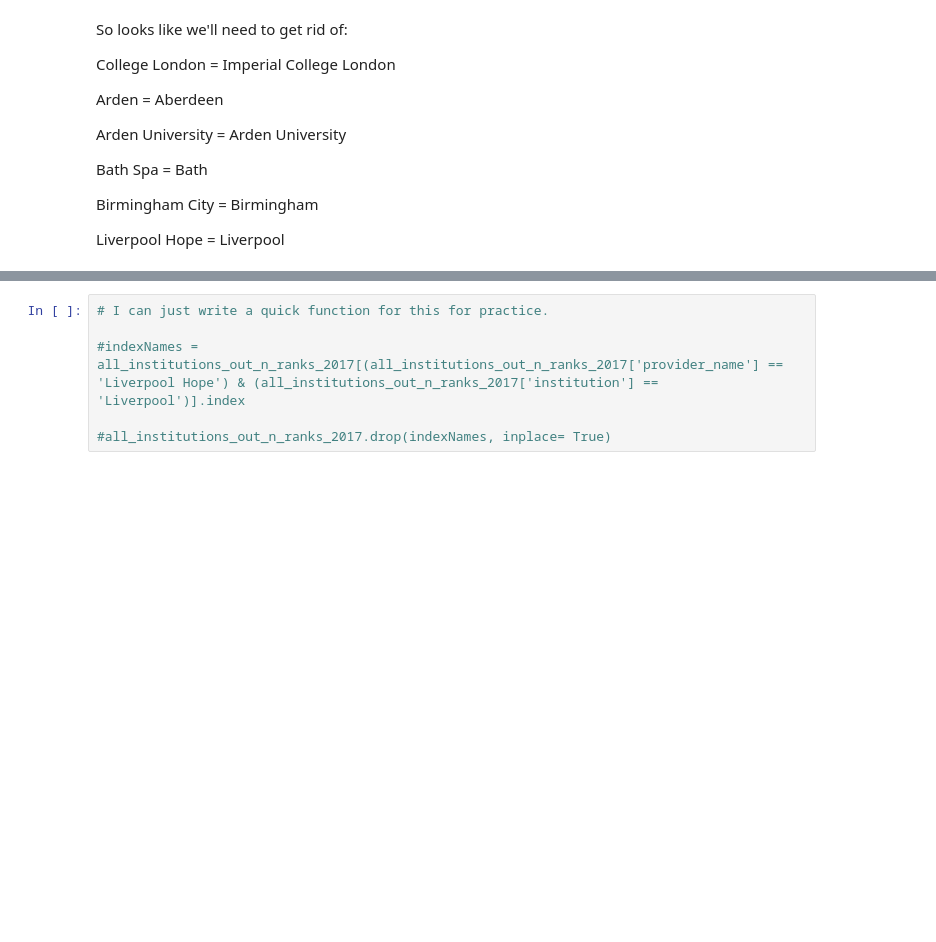
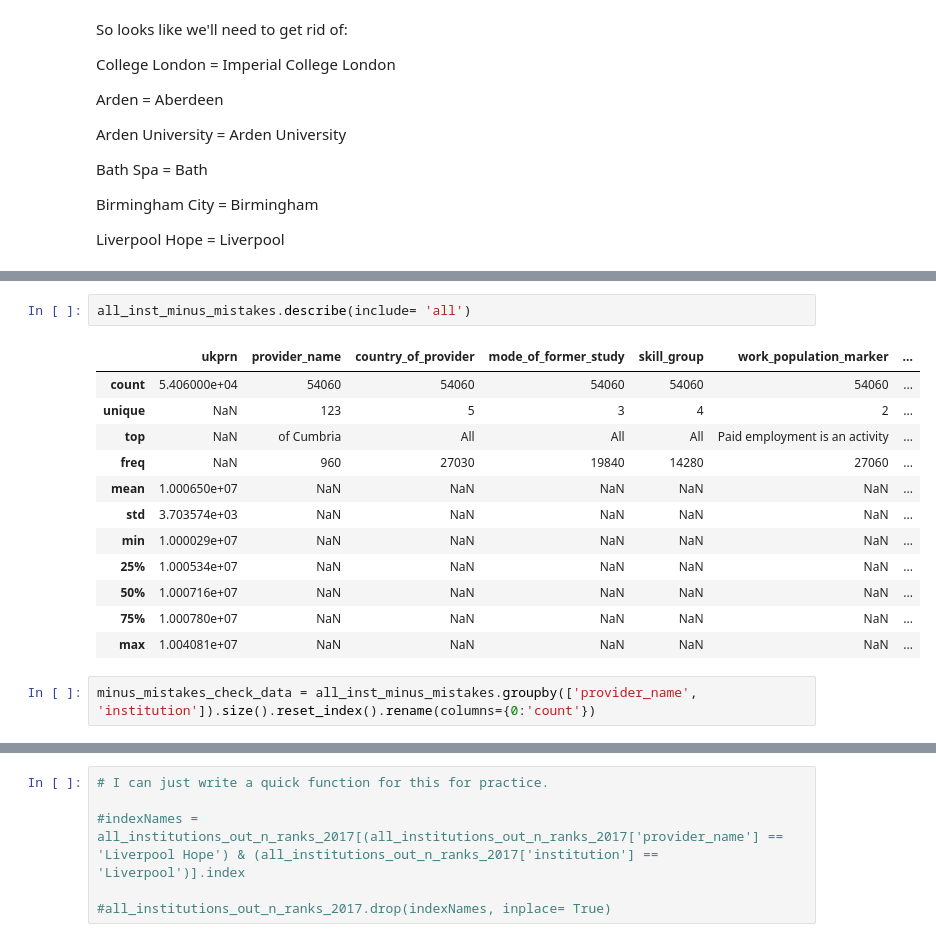
Before and after one commit to DSloan10/pcc_python_projects, a Jupyter notebook: hesa_project/hego_first_data_explore.ipynb, the cells around one changed output, grey strips where cells are left out. Cells and saved outputs as stored; diff of their text form; blank space fills up the shorter version.

```diff
--- a/hesa_project/hego_first_data_explore.ipynb
+++ b/hesa_project/hego_first_data_explore.ipynb
@@ -906,0 +911,17 @@ TypeError: bad operand type for unary ~: 'list'
+# %%
+all_inst_minus_mistakes.describe(include= 'all')
+# %% [output]
+|  | ukprn | provider_name | country_of_provider | mode_of_former_study | skill_group | work_population_marker | ... |
+| count | 5.406000e+04 | 54060 | 54060 | 54060 | 54060 | 54060 | ... |
+| unique | NaN | 123 | 5 | 3 | 4 | 2 | ... |
+| top | NaN | of Cumbria | All | All | All | Paid employment is an activity | ... |
+| freq | NaN | 960 | 27030 | 19840 | 14280 | 27060 | ... |
+| mean | 1.000650e+07 | NaN | NaN | NaN | NaN | NaN | ... |
+| std | 3.703574e+03 | NaN | NaN | NaN | NaN | NaN | ... |
+| min | 1.000029e+07 | NaN | NaN | NaN | NaN | NaN | ... |
+| 25% | 1.000534e+07 | NaN | NaN | NaN | NaN | NaN | ... |
+| 50% | 1.000716e+07 | NaN | NaN | NaN | NaN | NaN | ... |
+| 75% | 1.000780e+07 | NaN | NaN | NaN | NaN | NaN | ... |
+| max | 1.004081e+07 | NaN | NaN | NaN | NaN | NaN | ... |
+# %%
+minus_mistakes_check_data = all_inst_minus_mistakes.groupby(['provider_name', 'institution']).size().reset_index().rename(columns={0:'count'})
```
Also changed, not shown: parts of 15 cells of this notebook.
